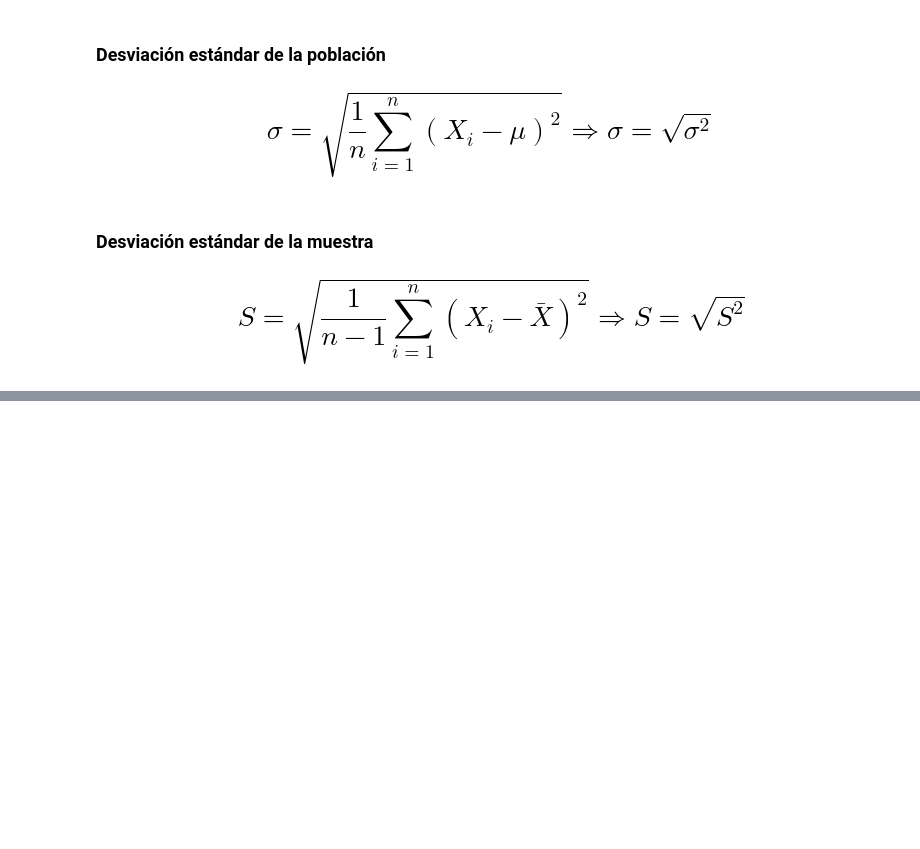
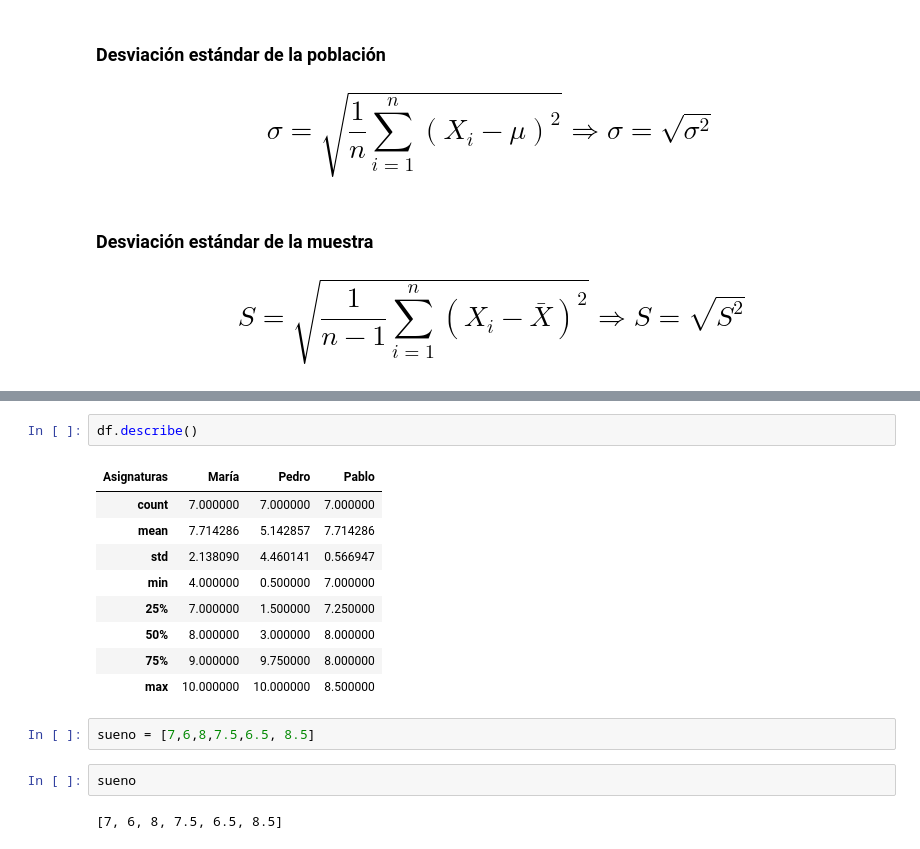
Before and after one commit to MiguelFigueroa02/Estadistica_Phyton, a Jupyter notebook: Curso_de_Estadística_con_Python_1.ipynb, the cells around one changed output, grey strips where cells are left out. Drawn from its saved outputs; the diff is of its cells as text; blank space fills up the shorter version.

```diff
--- a/Curso_de_Estadística_con_Python_1.ipynb
+++ b/Curso_de_Estadística_con_Python_1.ipynb
@@ -1262,0 +1330,18 @@ Una de las restricciones de la varianza es el hecho de que proporciona medidas c
+# %%
+df.describe()
+# %% [output]
+| Asignaturas | María | Pedro | Pablo |
+| count | 7.000000 | 7.000000 | 7.000000 |
+| mean | 7.714286 | 5.142857 | 7.714286 |
+| std | 2.138090 | 4.460141 | 0.566947 |
+| min | 4.000000 | 0.500000 | 7.000000 |
+| 25% | 7.000000 | 1.500000 | 7.250000 |
+| 50% | 8.000000 | 3.000000 | 8.000000 |
+| 75% | 9.000000 | 9.750000 | 8.000000 |
+| max | 10.000000 | 10.000000 | 8.500000 |
+# %%
+sueno = [7,6,8,7.5,6.5, 8.5]
+# %%
+sueno
+# %% [output]
+[7, 6, 8, 7.5, 6.5, 8.5]
```
Also changed, not shown: parts of 18 cells of this notebook.
